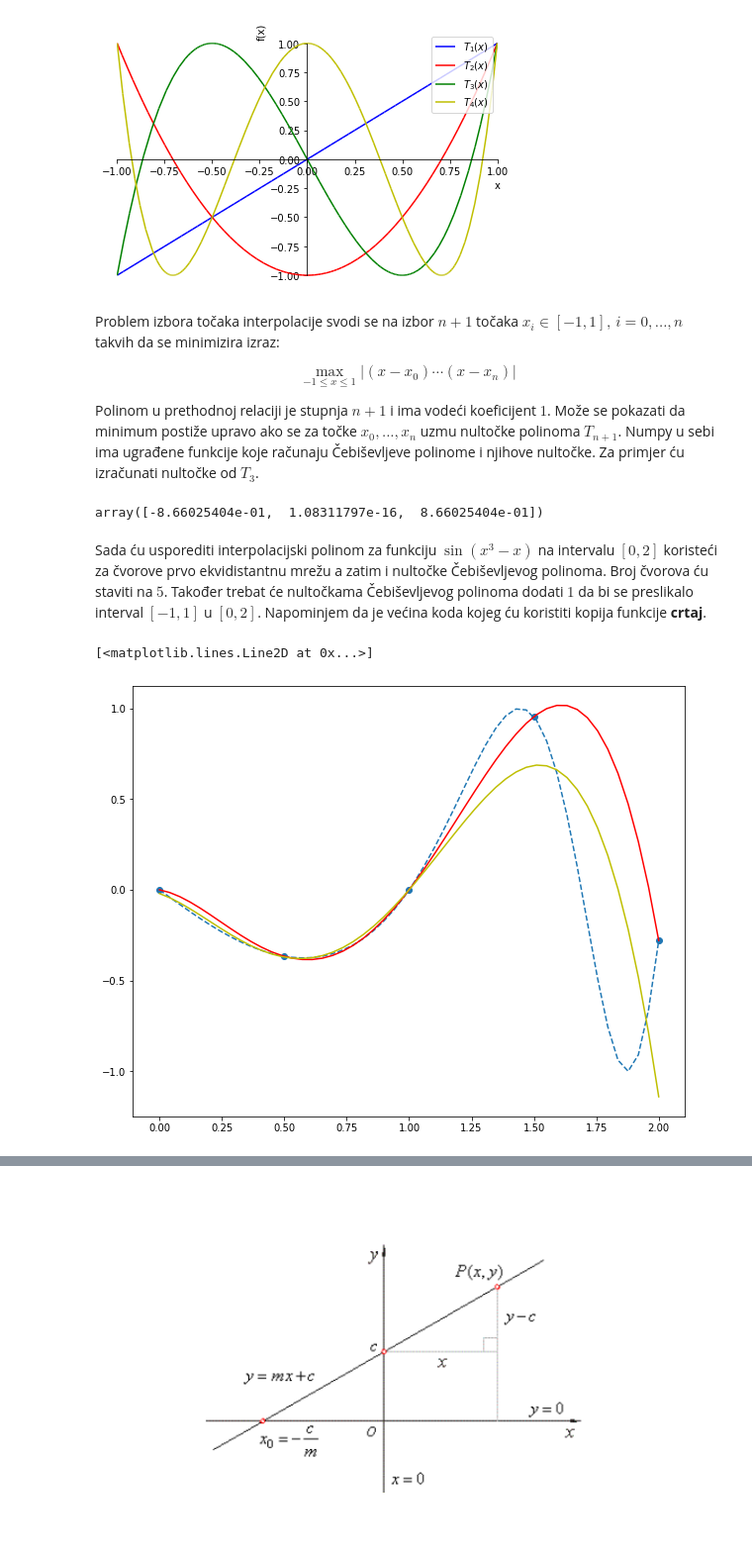
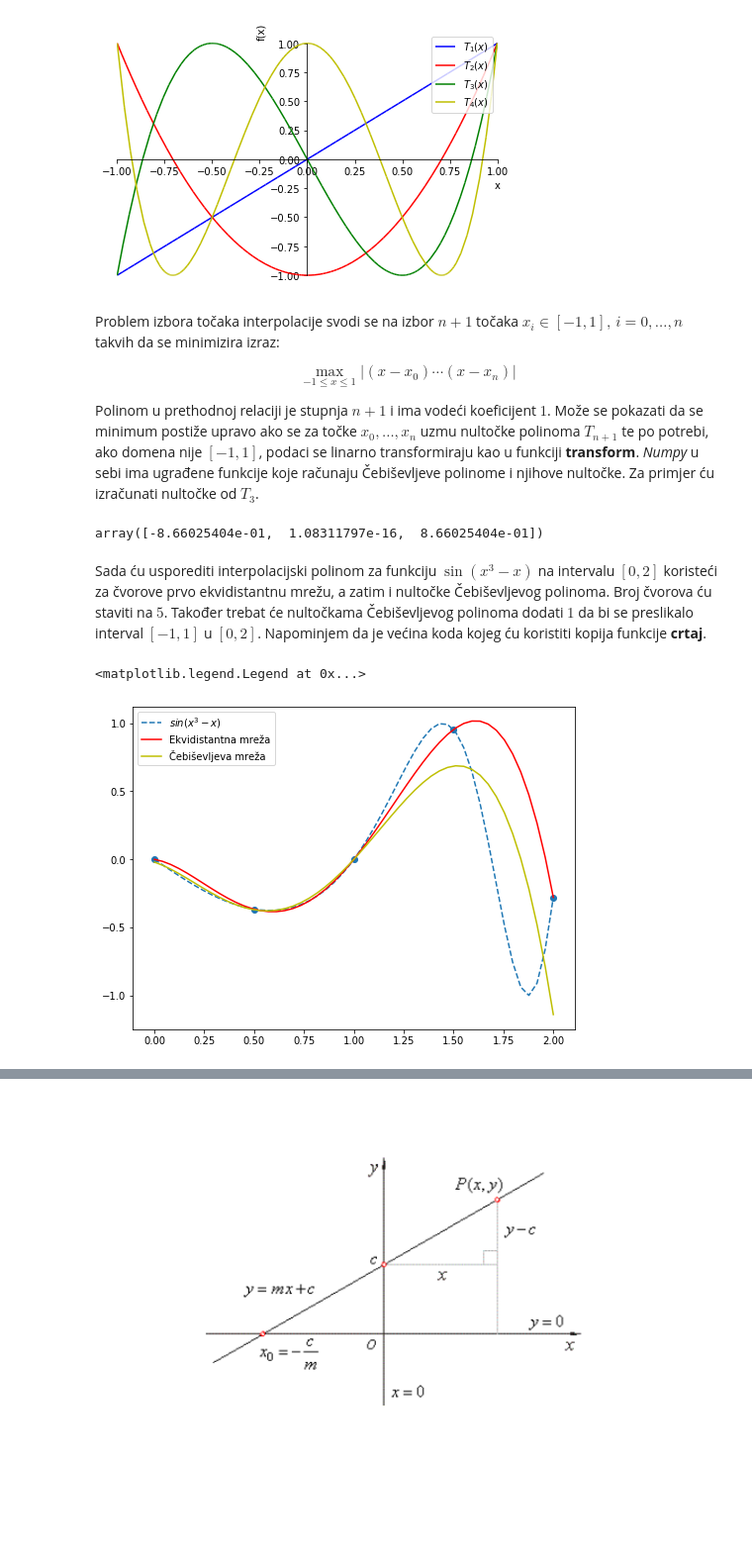
Before and after one commit to simbato/ms_zadaca, a Jupyter notebook: Zadaca - esej.ipynb, the cells around one changed output, grey strips where cells are left out. Shown at 99% size. Drawn from its saved outputs; the diff is of its cells as text; code cells hidden in the pictures; blank space fills up the shorter version.

```diff
--- a/Zadaca - esej.ipynb
+++ b/Zadaca - esej.ipynb
@@ -215,11 +224,11 @@ p1.show()
 # %% [output]
 [figure]
 # %% [markdown]
-Problem izbora točaka interpolacije svodi se na izbor $n+1$ točaka $x_i \in [-1,1],\, i = 0,...,n$ takvih da se minimizira izraz:
+Problem izbora točaka interpolacije svodi se na izbor $n+1$ točaka $x_i \in [-1,1],\, i = 0,\ldots,n$ takvih da se minimizira izraz:
 
 $$ \max_{-1\leq x \leq 1} |(x - x_0)\cdots (x - x_n)|$$
 
-Polinom u prethodnoj relaciji je stupnja $n+1$ i ima vodeći koeficijent $1$. Može se pokazati da minimum postiže upravo ako se za točke $x_0,...,x_n$ uzmu nultočke polinoma $T_{n+1}$. Numpy u sebi ima ugrađene funkcije koje računaju Čebiševljeve polinome i njihove nultočke. Za primjer ću izračunati nultočke od $T_3$.
+Polinom u prethodnoj relaciji je stupnja $n+1$ i ima vodeći koeficijent $1$. Može se pokazati da se minimum postiže upravo ako se za točke $x_0,\ldots,x_n$ uzmu nultočke polinoma $T_{n+1}$ te po potrebi, ako domena nije $[-1,1]$, podaci se linarno transformiraju kao u funkciji <b>transform</b>. <i>Numpy</i> u sebi ima ugrađene funkcije koje računaju Čebiševljeve polinome i njihove nultočke. Za primjer ću izračunati nultočke od $T_3$.
 # %%
 def transform(a,b,c,d,x): #transform x iz [a,b] --> [c,d]
     return (x - a)*(d - c)/(b - c) + a
@@ -233,22 +242,23 @@ n_cheb_roots(3)
 # %% [output]
 array([-8.66025404e-01,  1.08311797e-16,  8.66025404e-01])
 # %% [markdown]
-Sada ću usporediti interpolacijski polinom za funkciju $\sin(x^3 - x)$ na intervalu $[0,2]$ koristeći za čvorove prvo ekvidistantnu mrežu a zatim i nultočke Čebiševljevog polinoma. Broj čvorova ću staviti na $5$. Također trebat će nultočkama Čebiševljevog polinoma dodati $1$ da bi se preslikalo interval $[-1,1]$ u $[0,2]$. Napominjem da je većina koda kojeg ću koristiti kopija funkcije <b>crtaj</b>.
+Sada ću usporediti interpolacijski polinom za funkciju $\sin(x^3 - x)$ na intervalu $[0,2]$ koristeći za čvorove prvo ekvidistantnu mrežu, a zatim i nultočke Čebiševljevog polinoma. Broj čvorova ću staviti na $5$. Također trebat će nultočkama Čebiševljevog polinoma dodati $1$ da bi se preslikalo interval $[-1,1]$ u $[0,2]$. Napominjem da je većina koda kojeg ću koristiti kopija funkcije <b>crtaj</b>.
 # %%
-fig6,ax6 = plt.subplots(figsize=(10,8))
+fig6,ax6 = plt.subplots(figsize=(8,6))
 x = np.linspace(0,2,5)
 y = np.array([sp.sin(i**3 - i) for i in x])
 G = pod_razlike(x,y)
 dots = np.linspace(0,2)
 ax6.scatter(x,y)
 ax6.plot(dots, [sp.sin(i**3 - i) for i in dots], linestyle='--')
 ax6.plot(dots ,np.array([newton(x, G, i) for i in dots]), color='r' )
 
 cheb = n_cheb_roots(5)
 cheb = np.add(cheb,1) #moramo dodat 1 da bi se interval [-1,1] transformirao u [0,2]"""
 y2 = np.array([sp.sin(i**3 - i) for i in cheb])
 G2 = pod_razlike(cheb,y2)
 ax6.plot(dots ,np.array([newton(cheb, G2, i) for i in dots]), color='y' )
+ax6.legend(['$sin(x^3 - x)$', 'Ekvidistantna mreža','Čebiševljeva mreža'])
 # %% [output]
-[<matplotlib.lines.Line2D at 0x...>]
+<matplotlib.legend.Legend at 0x...>
-[figure, old version]
+[figure, new version]
```
Also changed, not shown: parts of 22 cells of this notebook.
